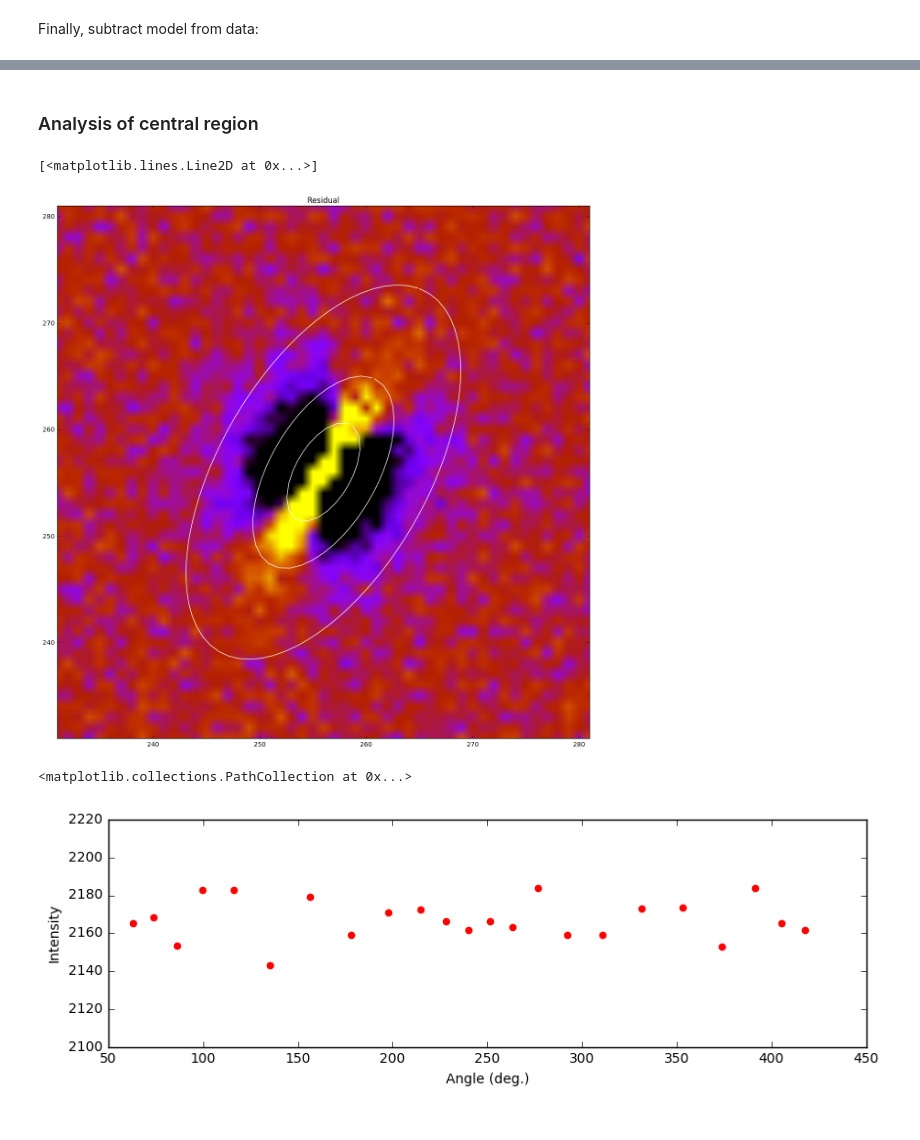
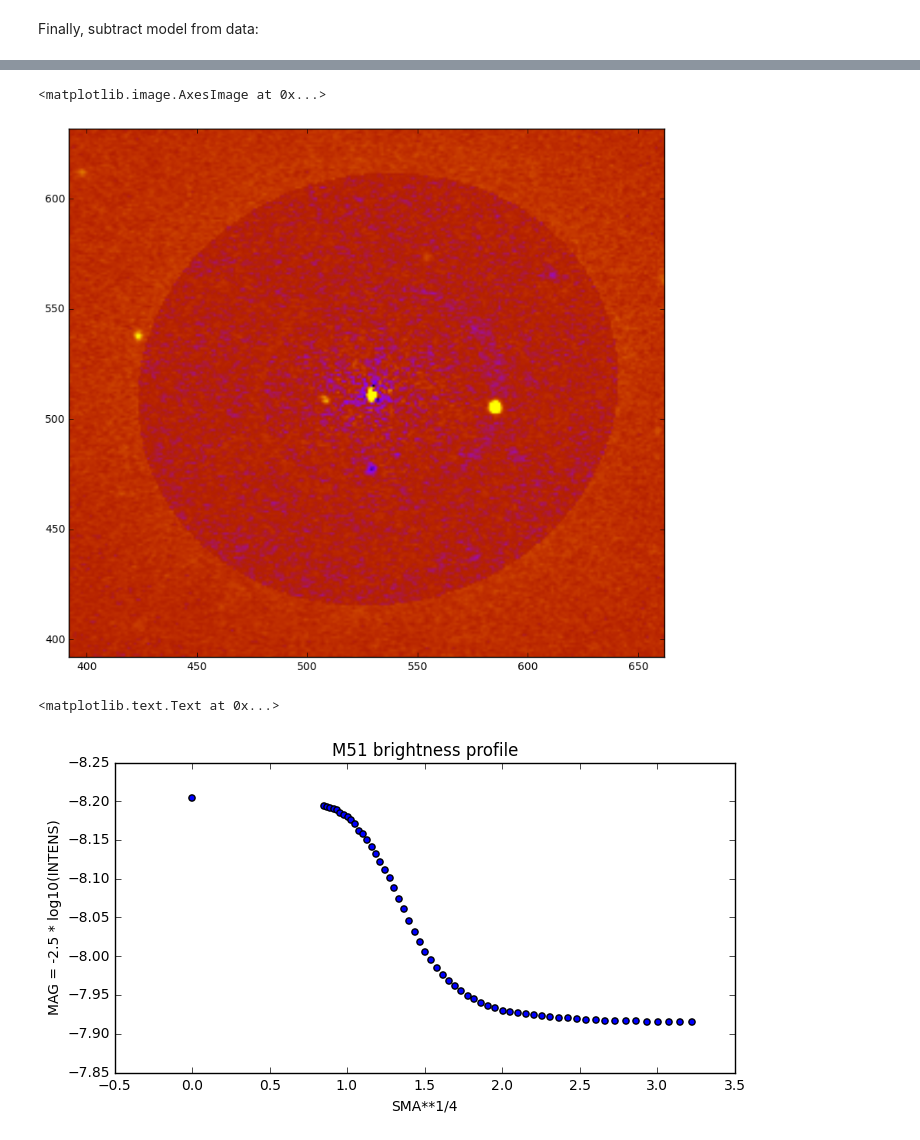
Before and after one commit to ibusko/isophote, a Jupyter notebook: docs/notebooks/example_model.ipynb, the cells around one changed output, grey strips where cells are left out. Saved outputs shown, nothing was run; the diff lists cells and outputs as text; code cells hidden in the pictures.

```diff
--- a/docs/notebooks/example_model.ipynb
+++ b/docs/notebooks/example_model.ipynb
@@ -153,45 +152,20 @@ plt.plot(x, y, color='white')
-# %% [markdown]
-### Analysis of central region
-# %%
-plt.rcParams['figure.figsize'] = (15.0, 15.0)
-
-fig, ax = plt.subplots()
-
-# display center of image
-plt.axis([256-25,256+25,256-25,256+25])
-
-ax.imshow(residual, cmap=cm.gnuplot, vmin=-7, vmax=7)
-ax.set_title("Residual")
-
-iso1 = isolist.get_closest(5.)
-iso2 = isolist.get_closest(10.)
-iso3 = isolist.get_closest(20.)
-
-x, y, = iso1.sampled_coordinates()
-plt.plot(x, y, color='white')
-
-x, y, = iso2.sampled_coordinates()
-plt.plot(x, y, color='white')
-
-x, y, = iso3.sampled_coordinates()
-plt.plot(x, y, color='white')
-# %% [output]
-[<matplotlib.lines.Line2D at 0x...>]
-[figure, removed]
-# %%
-plt.rcParams['figure.figsize'] = (10.0, 3.0)
-
-plt.axis([50.,450.,2100.,2220.])
-plt.scatter((iso1.sample.values[0]+iso1.sample.geometry.pa)/np.pi*180., iso1.sample.values[2], color='red')
-plt.ylabel("Intensity")
-plt.xlabel("Angle (deg.)")
-
-plt.axis([50.,450.,2100.,2220.])
-
-plt.scatter((iso2.sample.values[0]+iso2.sample.geometry.pa)/np.pi*180., iso2.sample.values[2], color='black')
-
-
-#plt.scatter((iso3.sample.values[0]+iso3.sample.geometry.pa)/np.pi*180., iso3.sample.values[2], color='blue')
-# %% [output]
-<matplotlib.collections.PathCollection at 0x...>
-[figure, removed]
+# %%
+plt.rcParams['figure.figsize'] = (10.0, 10.0)
+fig, ax = plt.subplots()
+plt.axis([512-120,512+150,512-120,512+120])
+ax.imshow(residual, cmap=cm.gnuplot, vmin=-5, vmax=5)
+# %% [output]
+<matplotlib.image.AxesImage at 0x...>
+[figure, added]
+# %%
+plt.rcParams['figure.figsize'] = (8.0, 4.0)
+
+plt.scatter(isolist.sma**0.25, -2.5*np.log10(isolist.intens))
+
+plt.xlabel('SMA**1/4')
+plt.ylabel('MAG = -2.5 * log10(INTENS)')
+plt.gca().invert_yaxis()
+plt.title("M51 brightness profile")
+# %% [output]
+<matplotlib.text.Text at 0x...>
+[figure, added]
```
Also changed, not shown: parts of 10 cells of this notebook, 6 other files.
